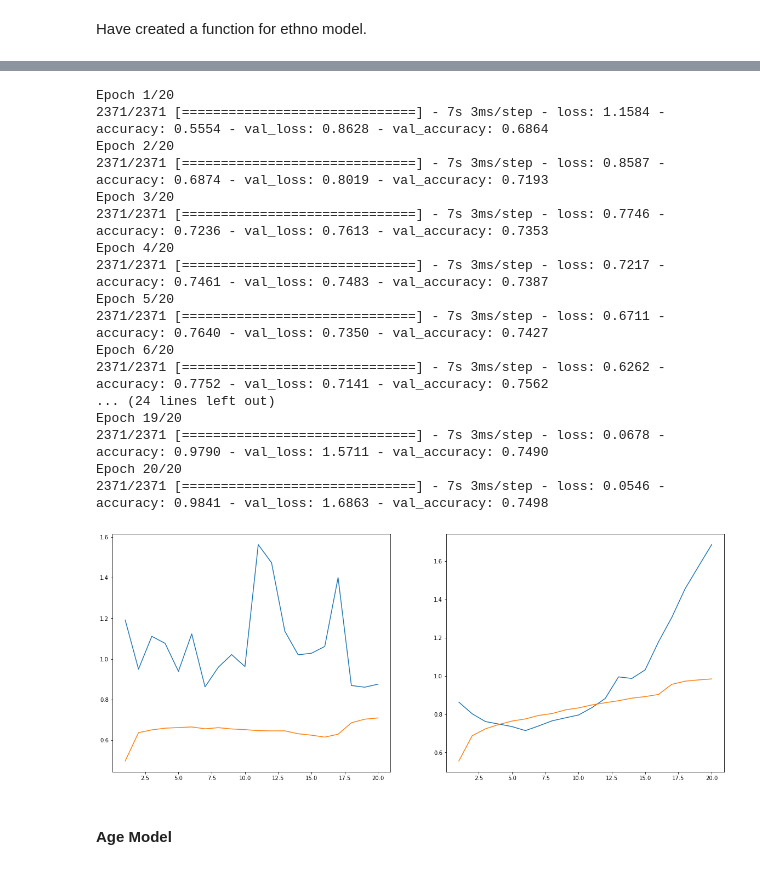
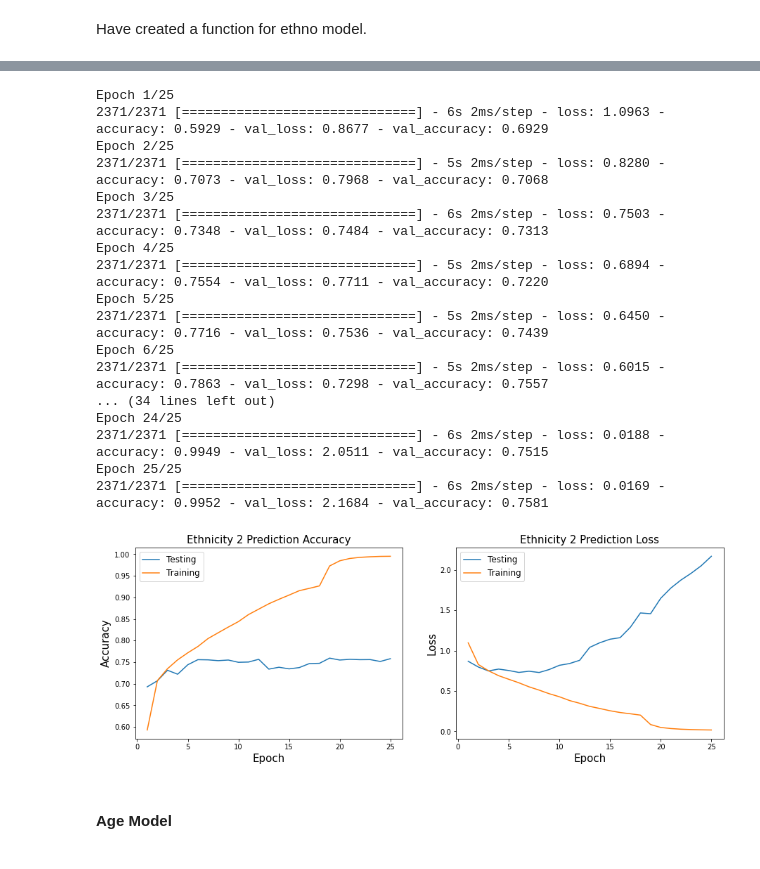
Before and after one commit to aydin-hasanli/age_gender_prediction, a Jupyter notebook: EDA.ipynb, the cells around one changed output, grey strips where cells are left out. Saved outputs shown, nothing was run; the diff lists cells and outputs as text; code cells hidden in the pictures.

```diff
--- a/EDA.ipynb
+++ b/EDA.ipynb
@@ -714,37 +717,31 @@ NameError: name 'ethno_model_small' is not defined
 ethno_2=ethno_model_small.fit(X_ethnicity_train,y_ethnicity_train, verbose=1,
                                        validation_data=(X_ethnicity_test, y_ethnicity_test),
     batch_size=8,
-    epochs=20,
+    epochs=25,
     callbacks=[tf.keras.callbacks.ReduceLROnPlateau()] )
 # %% [output]
-Epoch 1/20
-2371/2371 [==============================] - 7s 3ms/step - loss: 1.1584 - accuracy: 0.5554 - val_loss: 0.8628 - val_accuracy: 0.6864
-Epoch 2/20
-2371/2371 [==============================] - 7s 3ms/step - loss: 0.8587 - accuracy: 0.6874 - val_loss: 0.8019 - val_accuracy: 0.7193
-Epoch 3/20
-2371/2371 [==============================] - 7s 3ms/step - loss: 0.7746 - accuracy: 0.7236 - val_loss: 0.7613 - val_accuracy: 0.7353
-Epoch 4/20
-2371/2371 [==============================] - 7s 3ms/step - loss: 0.7217 - accuracy: 0.7461 - val_loss: 0.7483 - val_accuracy: 0.7387
-Epoch 5/20
-2371/2371 [==============================] - 7s 3ms/step - loss: 0.6711 - accuracy: 0.7640 - val_loss: 0.7350 - val_accuracy: 0.7427
-Epoch 6/20
-2371/2371 [==============================] - 7s 3ms/step - loss: 0.6262 - accuracy: 0.7752 - val_loss: 0.7141 - val_accuracy: 0.7562
-... (24 lines left out)
-Epoch 19/20
-2371/2371 [==============================] - 7s 3ms/step - loss: 0.0678 - accuracy: 0.9790 - val_loss: 1.5711 - val_accuracy: 0.7490
-Epoch 20/20
-2371/2371 [==============================] - 7s 3ms/step - loss: 0.0546 - accuracy: 0.9841 - val_loss: 1.6863 - val_accuracy: 0.7498
+Epoch 1/25
+2371/2371 [==============================] - 6s 2ms/step - loss: 1.0963 - accuracy: 0.5929 - val_loss: 0.8677 - val_accuracy: 0.6929
+Epoch 2/25
+2371/2371 [==============================] - 5s 2ms/step - loss: 0.8280 - accuracy: 0.7073 - val_loss: 0.7968 - val_accuracy: 0.7068
+Epoch 3/25
+2371/2371 [==============================] - 6s 2ms/step - loss: 0.7503 - accuracy: 0.7348 - val_loss: 0.7484 - val_accuracy: 0.7313
+Epoch 4/25
+2371/2371 [==============================] - 5s 2ms/step - loss: 0.6894 - accuracy: 0.7554 - val_loss: 0.7711 - val_accuracy: 0.7220
+Epoch 5/25
+2371/2371 [==============================] - 5s 2ms/step - loss: 0.6450 - accuracy: 0.7716 - val_loss: 0.7536 - val_accuracy: 0.7439
+Epoch 6/25
+2371/2371 [==============================] - 5s 2ms/step - loss: 0.6015 - accuracy: 0.7863 - val_loss: 0.7298 - val_accuracy: 0.7557
+... (34 lines left out)
+Epoch 24/25
+2371/2371 [==============================] - 6s 2ms/step - loss: 0.0188 - accuracy: 0.9949 - val_loss: 2.0511 - val_accuracy: 0.7515
+Epoch 25/25
+2371/2371 [==============================] - 6s 2ms/step - loss: 0.0169 - accuracy: 0.9952 - val_loss: 2.1684 - val_accuracy: 0.7581
-# %%
-fig, ax = plt.subplots(1,2, figsize=(20,8))
-ethno.history
-l=np.arange(1,len(ethno.history['val_loss'])+1)
-ax[0].plot(l, ethno.history['val_loss'])
-ax[0].plot(l, ethno.history['accuracy'])
-l1=np.arange(1,len(ethno_2.history['val_loss'])+1)
-ax[1].plot(l1, ethno_2.history['val_loss'])
-ax[1].plot(l1, ethno_2.history['accuracy']);
-# %% [output]
-[figure, removed]
+# %%
+acc_plot_entho_2=cnn_accuracy_plot(ethno_2, 'Ethnicity 2')
+acc_plot_entho_2.savefig('images/Accuracy_cnn_ethno2.png');
+# %% [output]
+[figure, added]
 # %% [markdown]
 #### __Age Model__
 # %%
```
Also changed, not shown: parts of 16 cells of this notebook, 6 other files.
